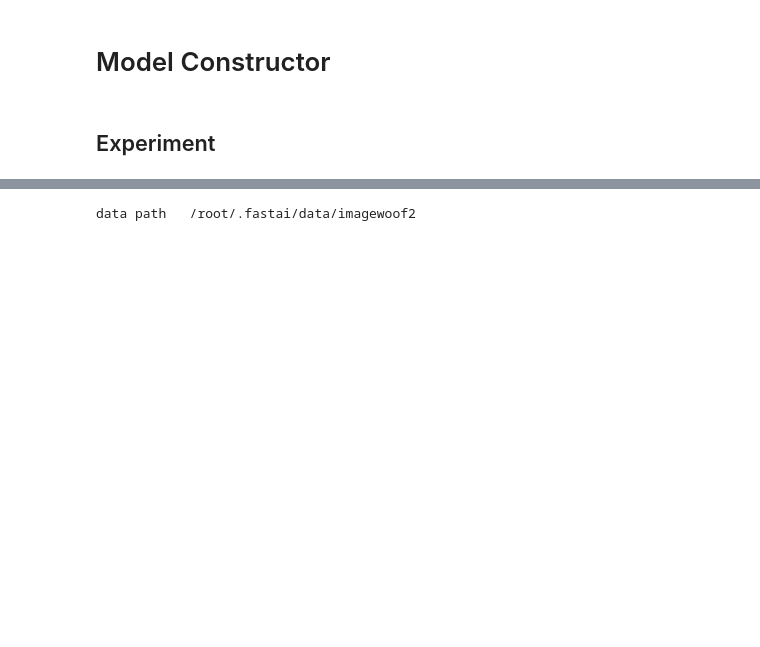
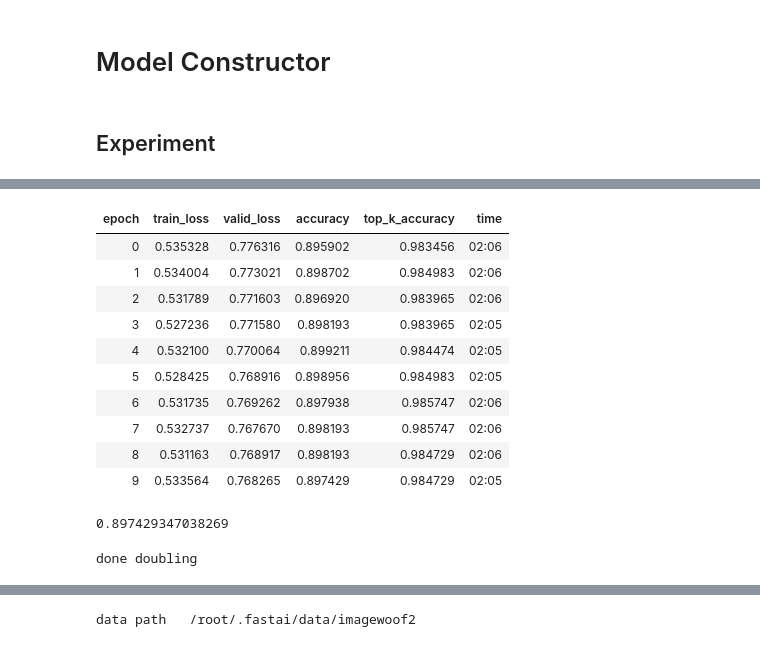
Before and after one commit to BoaEi/imagenette_experiments, a Jupyter notebook: ResNet_twist.ipynb, the cells around one changed output, grey strips where cells are left out. Cells and saved outputs as stored; diff of their text form; code cells hidden in the pictures; blank space fills up the shorter version.

```diff
--- a/ResNet_twist.ipynb
+++ b/ResNet_twist.ipynb
@@ -171,0 +183,8 @@ depth multiplier=4 {80: 0.902519702911377}
+# %%
+state = learn.model.state_dict()
+# %%
+epochs = 10
+mixup = 0 if epochs<=20 else 0.2
+learn2 = get_learn(model=model, size=192, bs=16, mixup=mixup)
+learn2.model.load_state_dict(state)
+print(learn2.validate())
@@ -171,0 +196,32 @@ depth multiplier=4 {80: 0.902519702911377}
+# %%
+learn2.fit_fc(10, lr=4e-6, moms=(0.95,0.95), start_pct=0.72)
+print(learn2.recorder.metrics[-1][0].item())
+# %% [output]
+| epoch | train_loss | valid_loss | accuracy | top_k_accuracy | time |
+| 0 | 0.535328 | 0.776316 | 0.895902 | 0.983456 | 02:06 |
+| 1 | 0.534004 | 0.773021 | 0.898702 | 0.984983 | 02:06 |
+| 2 | 0.531789 | 0.771603 | 0.896920 | 0.983965 | 02:06 |
+| 3 | 0.527236 | 0.771580 | 0.898193 | 0.983965 | 02:05 |
+| 4 | 0.532100 | 0.770064 | 0.899211 | 0.984474 | 02:05 |
+| 5 | 0.528425 | 0.768916 | 0.898956 | 0.984983 | 02:05 |
+| 6 | 0.531735 | 0.769262 | 0.897938 | 0.985747 | 02:06 |
+| 7 | 0.532737 | 0.767670 | 0.898193 | 0.985747 | 02:06 |
+| 8 | 0.531163 | 0.768917 | 0.898193 | 0.984729 | 02:06 |
+| 9 | 0.533564 | 0.768265 | 0.897429 | 0.984729 | 02:05 |
+0.897429347038269
+# %%
+channels = 0
+for name in state:
+  if 'Conv3x3' in name and channels==0:
+    a,b,c,d = state[name].size()
+    double = state[name].unsqueeze(1).expand(a,2,b,c,d).reshape(a*2,b,c,d)
+    state[name] = double / 1.414
+    channels = a
+  if 'Conv1x1' in name and state[name].size()[1]==channels:
+    a,b,c,d = state[name].size()
+    double = state[name].unsqueeze(2).expand(a,b,2,c,d).reshape(a,b*2,c,d)
+    state[name] = double / 1.414
+    channels = 0
+print('done doubling')
+# %% [output]
+done doubling
```
Also changed, not shown: parts of 13 cells of this notebook.
